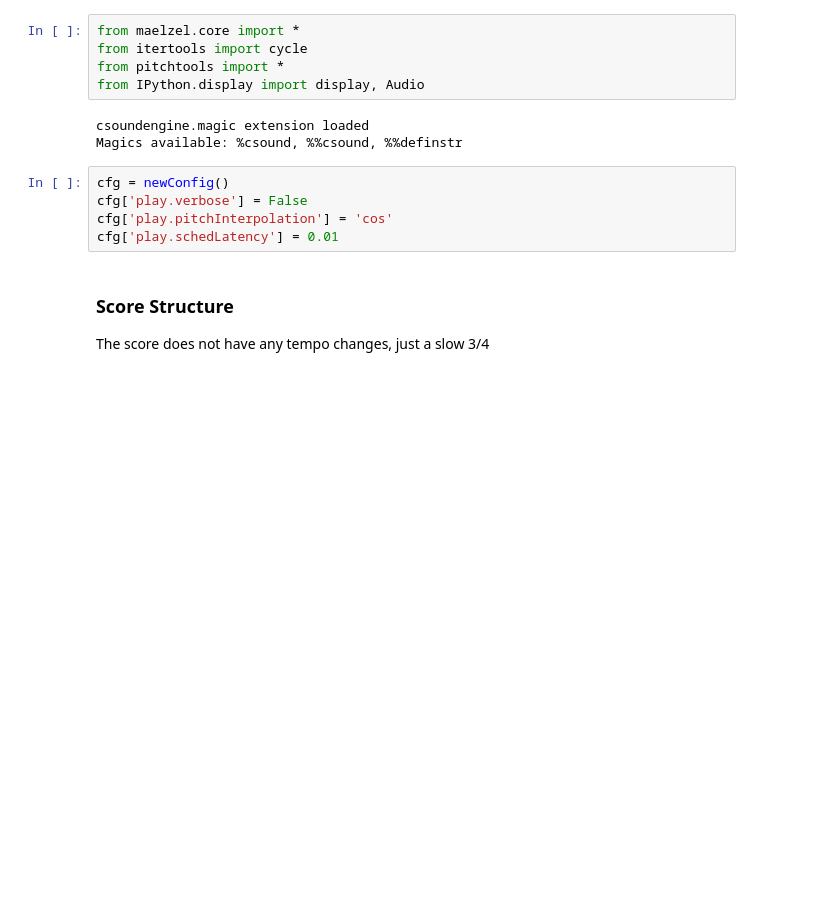
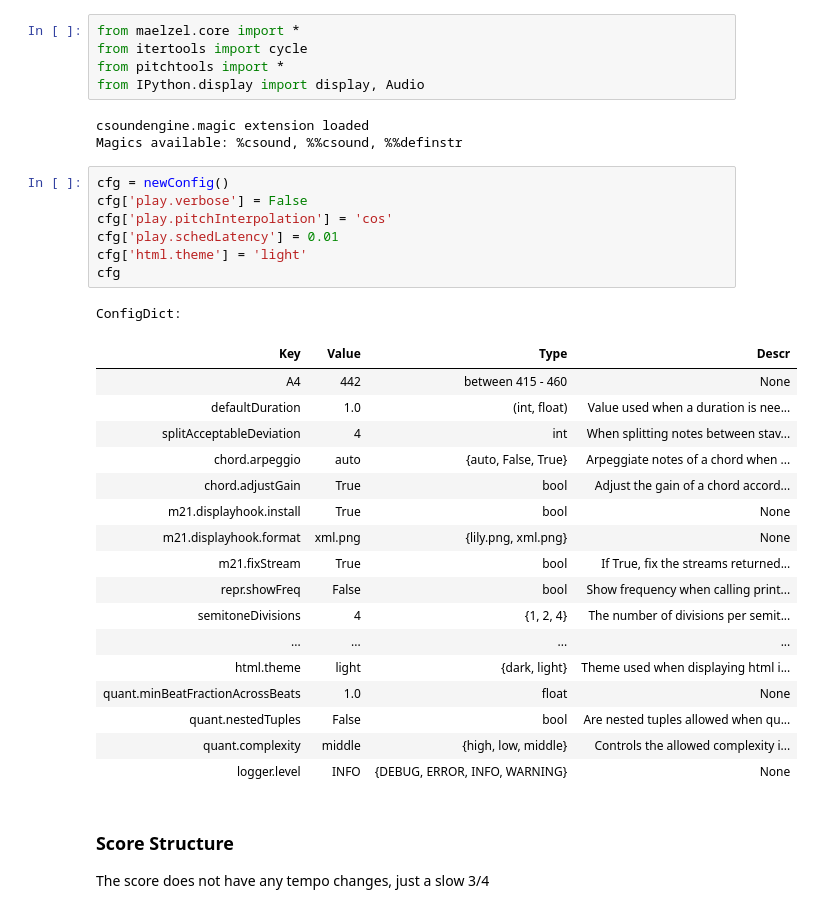
Before and after one commit to gesellkammer/maelzel, a Jupyter notebook: examples/Messiaen-La Liturgie de Cristal.ipynb, the cells around one changed output. Cells and saved outputs as stored; diff of their text form; blank space fills up the shorter version.

Commit message:
light theme

```diff
--- a/examples/Messiaen-La Liturgie de Cristal.ipynb
+++ b/examples/Messiaen-La Liturgie de Cristal.ipynb
@@ -12,8 +12,29 @@ Magics available: %csound, %%csound, %%definstr
 # %%
 cfg = newConfig()
 cfg['play.verbose'] = False
 cfg['play.pitchInterpolation'] = 'cos'
 cfg['play.schedLatency'] = 0.01
+cfg['html.theme'] = 'light'
+cfg
+# %% [output]
+ConfigDict:
+| Key | Value | Type | Descr |
+| A4 | 442 | between 415 - 460 | None |
+| defaultDuration | 1.0 | (int, float) | Value used when a duration is nee... |
+| splitAcceptableDeviation | 4 | int | When splitting notes between stav... |
+| chord.arpeggio | auto | {auto, False, True} | Arpeggiate notes of a chord when ... |
+| chord.adjustGain | True | bool | Adjust the gain of a chord accord... |
+| m21.displayhook.install | True | bool | None |
+| m21.displayhook.format | xml.png | {lily.png, xml.png} | None |
+| m21.fixStream | True | bool | If True, fix the streams returned... |
+| repr.showFreq | False | bool | Show frequency when calling print... |
+| semitoneDivisions | 4 | {1, 2, 4} | The number of divisions per semit... |
+| ... | ... | ... | ... |
+| html.theme | light | {dark, light} | Theme used when displaying html i... |
+| quant.minBeatFractionAcrossBeats | 1.0 | float | None |
+| quant.nestedTuples | False | bool | Are nested tuples allowed when qu... |
+| quant.complexity | middle | {high, low, middle} | Controls the allowed complexity i... |
+| logger.level | INFO | {DEBUG, ERROR, INFO, WARNING} | None |
 # %% [markdown]
 ### Score Structure
 
```
Also changed, not shown: parts of 2 cells of this notebook.
